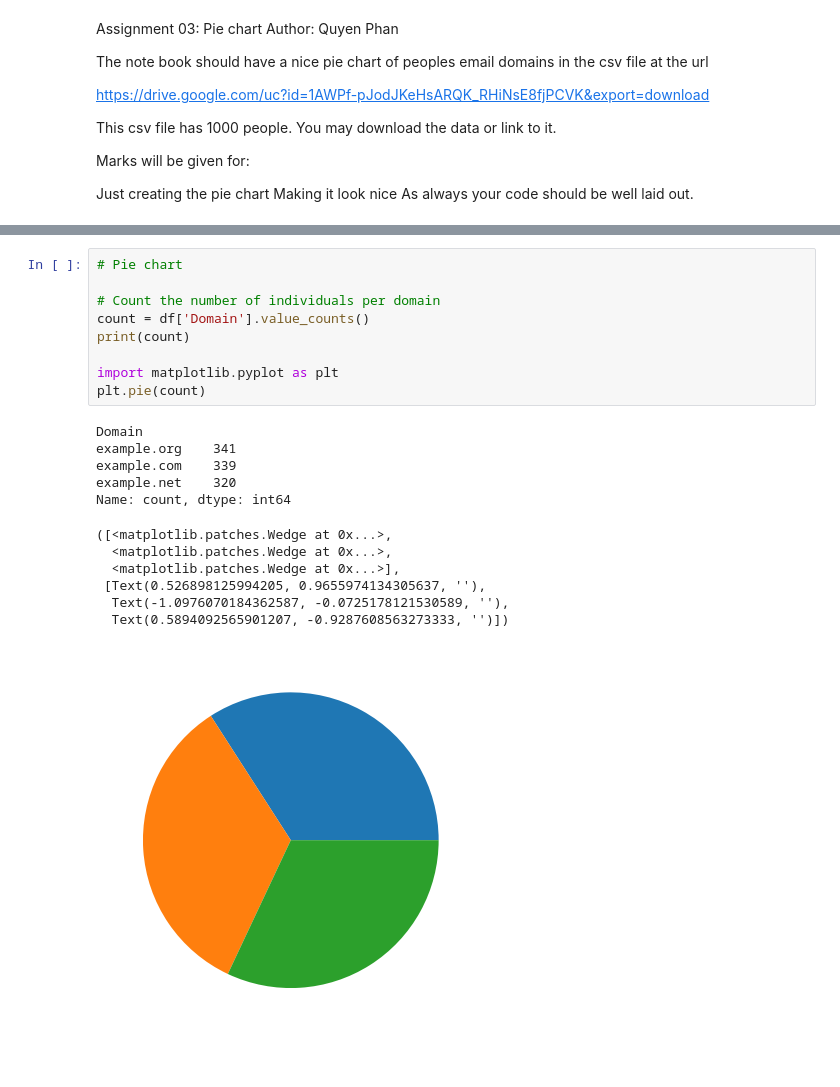
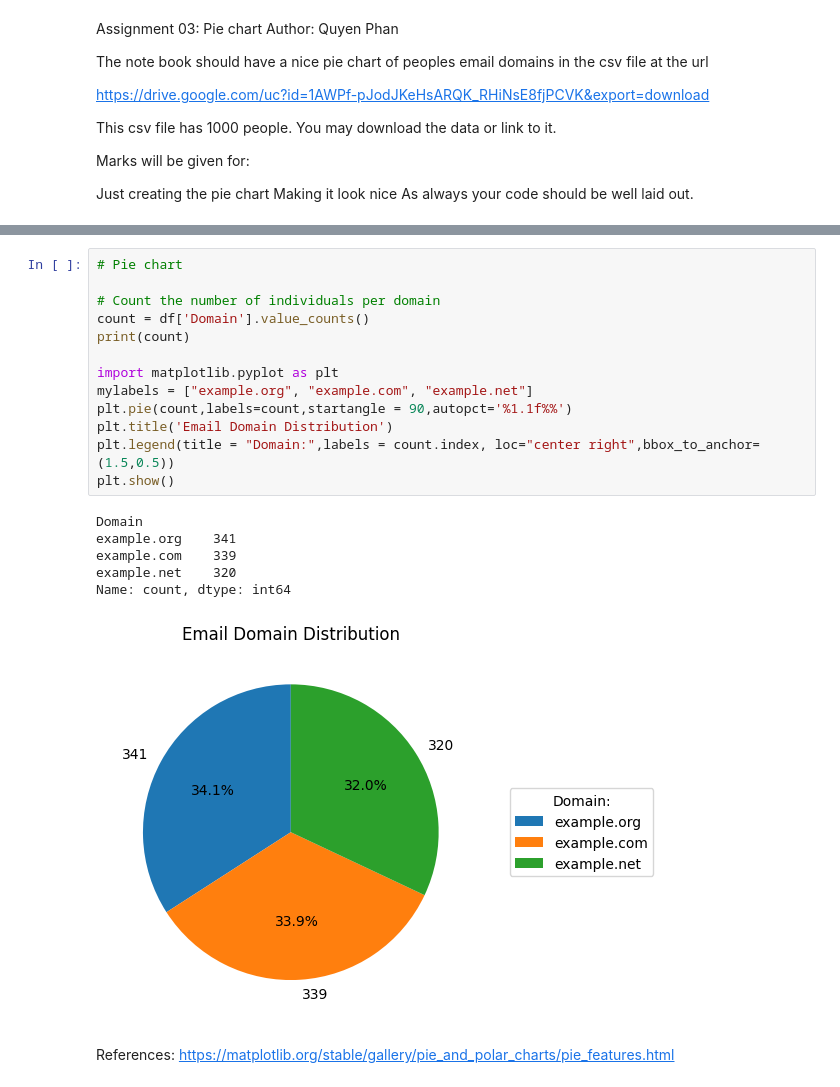
Before and after one commit to quyenphanlyons/programming-for-data-analytics, a Jupyter notebook: assignments/assignment03-pie.ipynb, the cells around one changed output, grey strips where cells are left out. Saved outputs shown, nothing was run; the diff lists cells and outputs as text.

```diff
--- a/assignments/assignment03-pie.ipynb
+++ b/assignments/assignment03-pie.ipynb
@@ -46,22 +46,23 @@ df.head()
 # %%
 # Pie chart
 
 # Count the number of individuals per domain
 count = df['Domain'].value_counts()
 print(count)
 
 import matplotlib.pyplot as plt
-plt.pie(count)
+mylabels = ["example.org", "example.com", "example.net"]
+plt.pie(count,labels=count,startangle = 90,autopct='%1.1f%%')
+plt.title('Email Domain Distribution')
+plt.legend(title = "Domain:",labels = count.index, loc="center right",bbox_to_anchor=(1.5,0.5))
+plt.show()
 # %% [output]
 Domain
 example.org    341
 example.com    339
 example.net    320
 Name: count, dtype: int64
-([<matplotlib.patches.Wedge at 0x...>,
-  <matplotlib.patches.Wedge at 0x...>,
-  <matplotlib.patches.Wedge at 0x...>],
- [Text(0.526898125994205, 0.9655974134305637, ''),
-  Text(-1.0976070184362587, -0.0725178121530589, ''),
-  Text(0.5894092565901207, -0.9287608563273333, '')])
-[figure, old version]
+[figure, new version]
+# %% [markdown]
+References:
+https://matplotlib.org/stable/gallery/pie_and_polar_charts/pie_features.html
```
